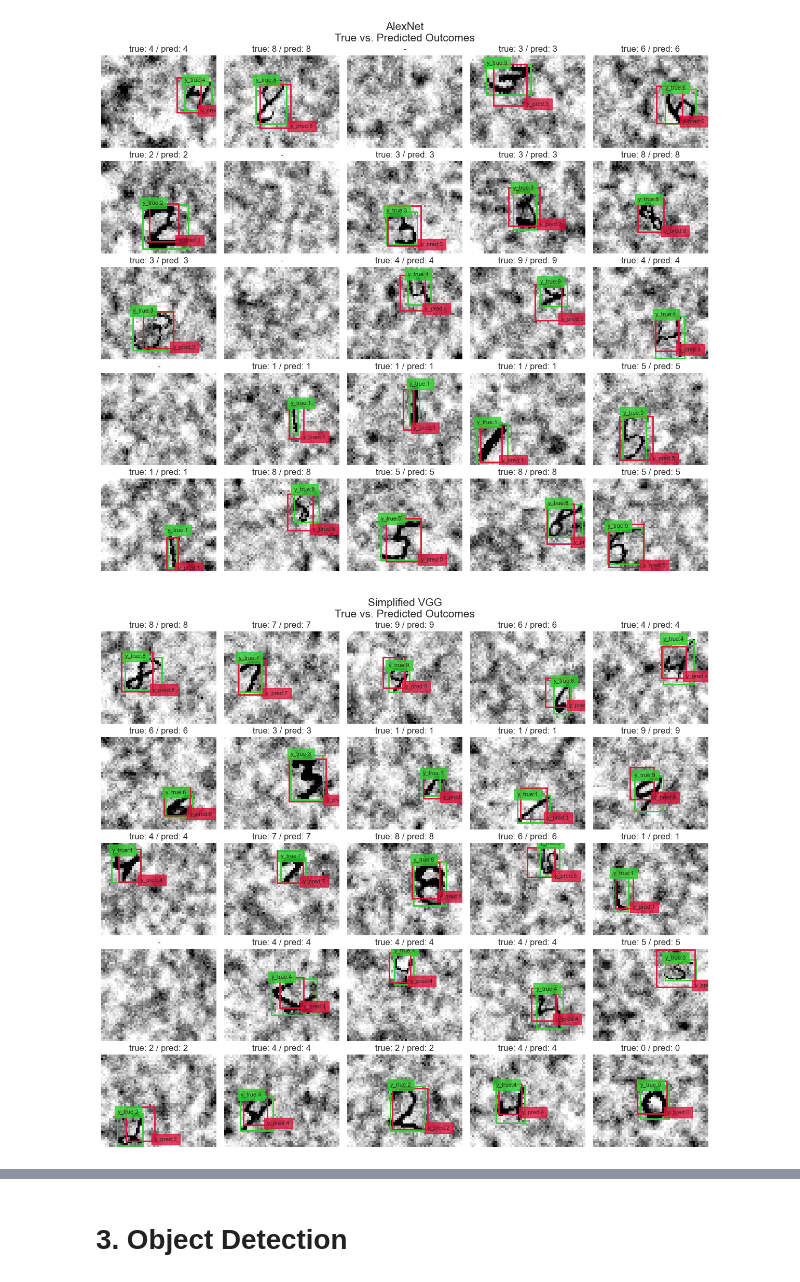
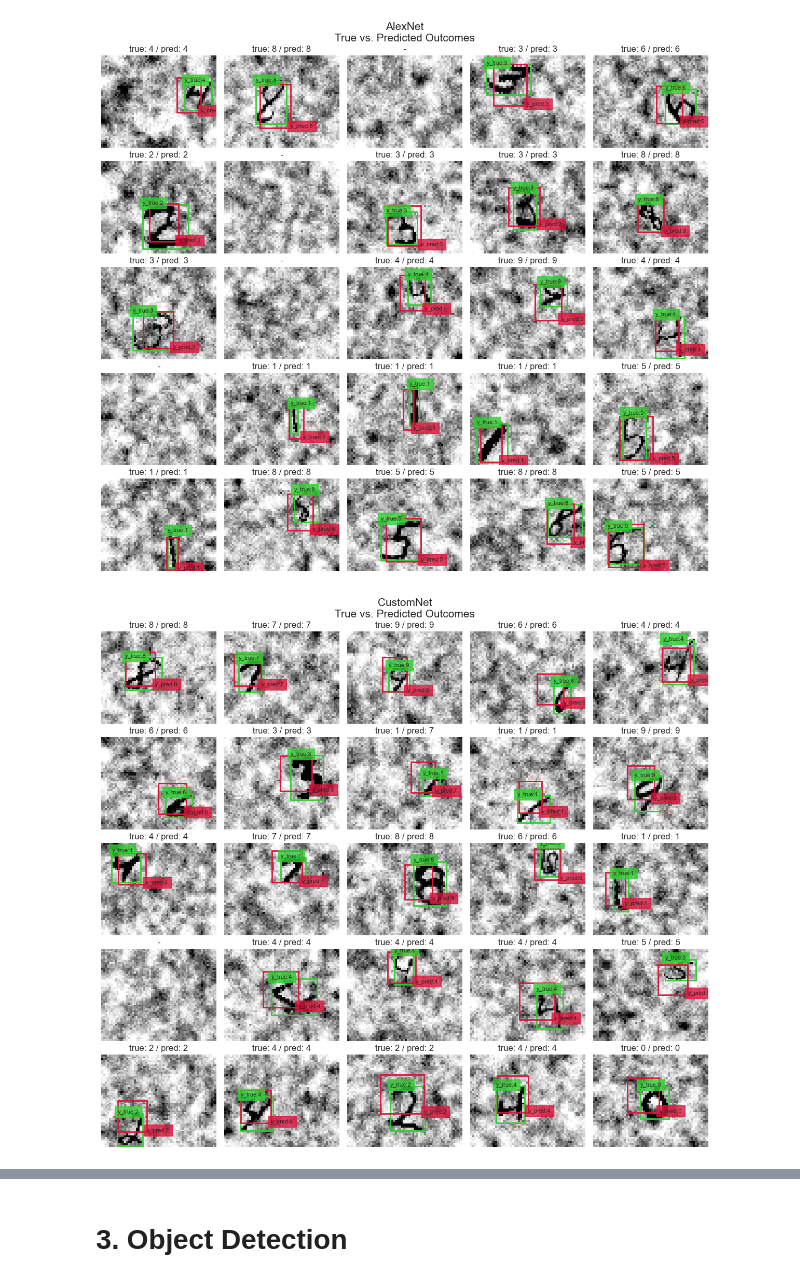
Before and after one commit to kuimetra/deep_learning, a Jupyter notebook: Project 2/main.ipynb, the cells around one changed output, grey strips where cells are left out. Drawn from its saved outputs; the diff is of its cells as text; code cells hidden in the pictures.

```diff
--- a/Project 2/main.ipynb
+++ b/Project 2/main.ipynb
@@ -491,5 +481,6 @@ AlexNet_train_losses, AlexNet_overall_performances = train_model(AlexNet_model,
 CustomNet_model = CustomNet().to(device)
 # Initialize the optimizer with L2 regularization
 optimizer = torch.optim.Adam(CustomNet_model.parameters(), lr=0.001, weight_decay=0.001)
-CustomNet_train_losses, CustomNet_overall_performances = train_model(CustomNet_model, optimizer, train_loader, val_loader,
-                                                         epochs=n_epochs)
+CustomNet_train_losses, CustomNet_overall_performances = train_model(CustomNet_model, optimizer, train_loader,
+                                                                     val_loader,
+                                                                     epochs=n_epochs)
@@ -588,7 +558,7 @@ AlexNet(
   (dropout): Dropout(p=0.5, inplace=False)
 )
 # %%
-VGG_model = SimplifiedVGG(num_classes=10)
-VGG_model.load_state_dict(torch.load('models/VGG_model_state_dict.pth', map_location=torch.device('cpu')))
-VGG_model.eval()
+CustomNet_model = CustomNet(num_classes=10)
+CustomNet_model.load_state_dict(torch.load('models/CustomNet_model_state_dict.pth', map_location=torch.device('cpu')))
+CustomNet_model.eval()
 # %% [output]
@@ -626,11 +601,11 @@ with open('models/stats/AlexNet_data.pkl', 'rb') as f:
 AlexNet_train_losses = AlexNet_data_loaded['AlexNet_train_losses']
 AlexNet_overall_performances = AlexNet_data_loaded['AlexNet_overall_performances']
 # %%
-with open('models/stats/VGG_data.pkl', 'rb') as f:
-    VGG_data_loaded = CPU_Unpickler(f).load()
+with open('models/stats/CustomNet_data.pkl', 'rb') as f:
+    CustomNet_data_loaded = CPU_Unpickler(f).load()
 
-VGG_train_losses = VGG_data_loaded['VGG_train_losses']
-VGG_overall_performances = VGG_data_loaded['VGG_overall_performances']
+CustomNet_train_losses = CustomNet_data_loaded['CustomNet_train_losses']
+CustomNet_overall_performances = CustomNet_data_loaded['CustomNet_overall_performances']
 # %%
 model_info_list = [
     {'name': 'LeNet-5', 'model': LeNet5_model, 'train_loss': LeNet5_train_losses,
@@ -728,9 +703,9 @@ plot_model_predictions(AlexNet_model, train_dataset, model_name="AlexNet")
 # %% [output]
 [figure]
 # %%
-plot_model_predictions(VGG_model, train_dataset, model_name="Simplified VGG")
+plot_model_predictions(CustomNet_model, train_dataset, model_name="CustomNet")
 # %% [output]
-[figure, old version]
+[figure, new version]
 # %%
 def select_and_evaluate_best_model(model_info_list, test_loader):
     # Select the best model based on overall performance
```
Also changed, not shown: parts of 20 cells of this notebook.
